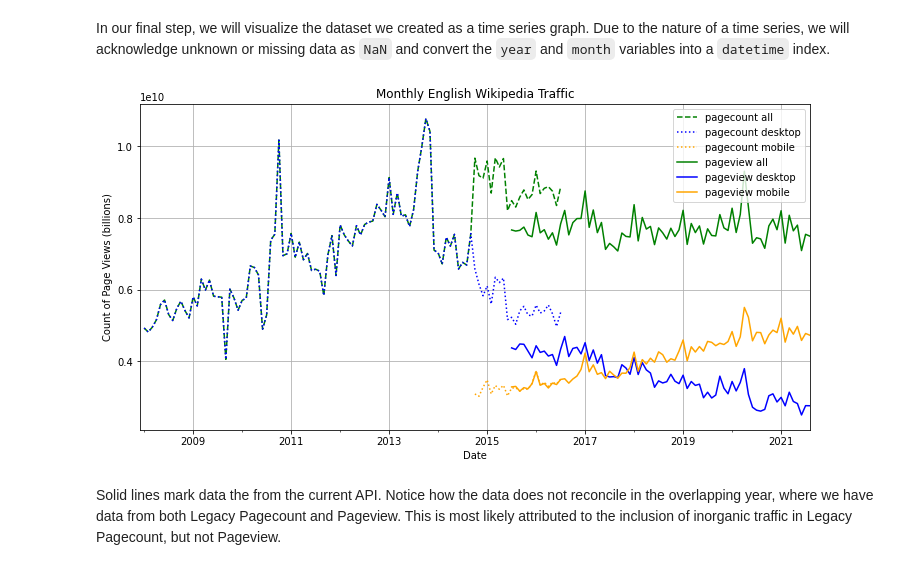
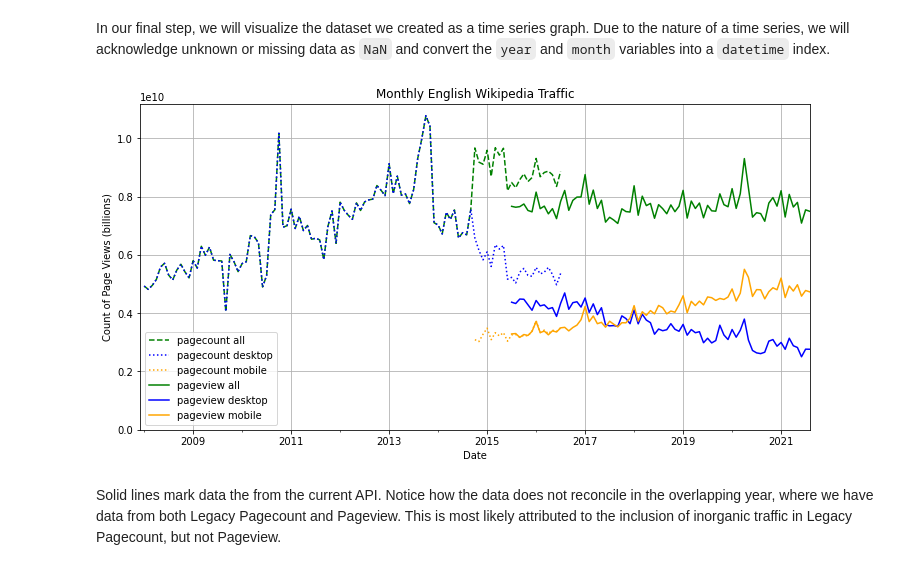
Before and after one commit to helen-ngo/data-512-a1, a Jupyter notebook: hcds-a1-data-curation.ipynb, the cells around one changed output. Saved outputs shown, nothing was run; the diff lists cells and outputs as text; code cells hidden in the pictures.

Commit message:
Set y-axis limit

```diff
--- a/hcds-a1-data-curation.ipynb
+++ b/hcds-a1-data-curation.ipynb
@@ -233,26 +233,29 @@ monthly_views = monthly_views.set_index(pd.to_datetime(monthly_views[['year','mo
 # %%
 # Create figure and plot space
 fig, ax = plt.subplots(figsize=(12, 6))
 
 # Plot all view counters
 monthly_views.pagecount_all_views["2008-01-01":"2016-07-01"].plot(grid=True, label="pagecount all", linestyle='dashed', color='green')
 monthly_views.pagecount_desktop_views["2008-01-01":"2016-07-01"].plot(grid=True, label="pagecount desktop", linestyle='dotted', color='blue')
 monthly_views.pagecount_mobile_views["2008-01-01":"2016-07-01"].plot(grid=True, label="pagecount mobile", linestyle='dotted', color='orange')
 monthly_views.pageview_all_views.plot(grid=True, label="pageview all", color='green')
 monthly_views.pageview_desktop_views.plot(grid=True, label="pageview desktop", color='blue')
 monthly_views.pageview_mobile_views.plot(grid=True, label="pageview mobile", color='orange')
 
 # Set title and labels for axes
 ax.set(xlabel="Date",
        ylabel="Count of Page Views (billions)",
        title="Monthly English Wikipedia Traffic")
 
 # Add legend
 ax.legend()
 
+# Set lower y-axis limit
+plt.gca().set_ylim(bottom=0)
+
 # Generate a .png formatted image of final graph.
 plt.savefig('en-wikipedia_traffic_200712-' + last_month + '.png')
 # %% [output]
-[figure, old version]
+[figure, new version]
 # %% [markdown]
 Solid lines mark data the from the current API. Notice how the data does not reconcile in the overlapping year, where we have data from both Legacy Pagecount and Pageview. This is most likely attributed to the inclusion of inorganic traffic in Legacy Pagecount, but not Pageview.
```
Also changed, not shown: 1 other file.
